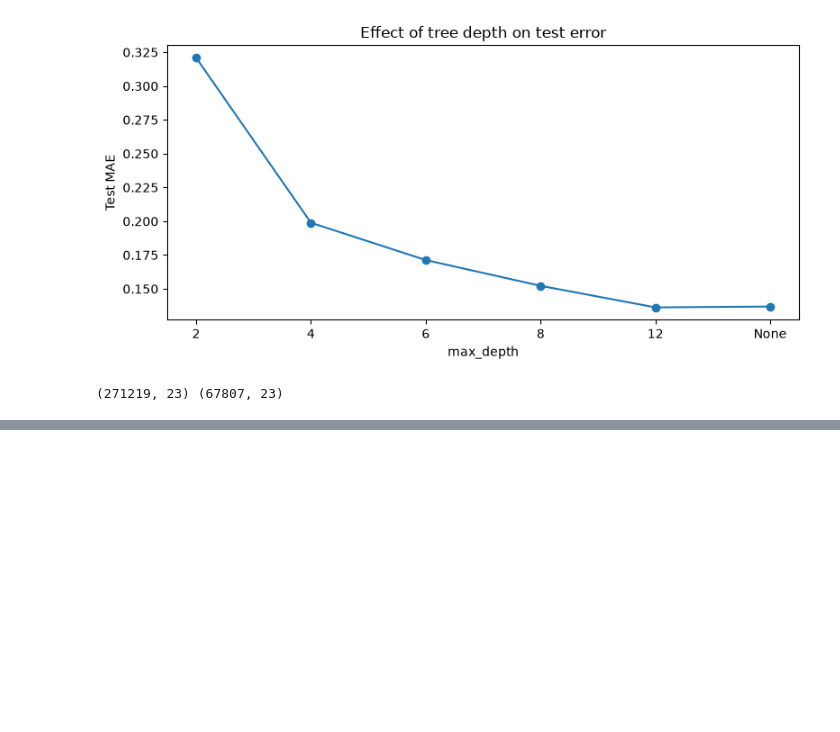
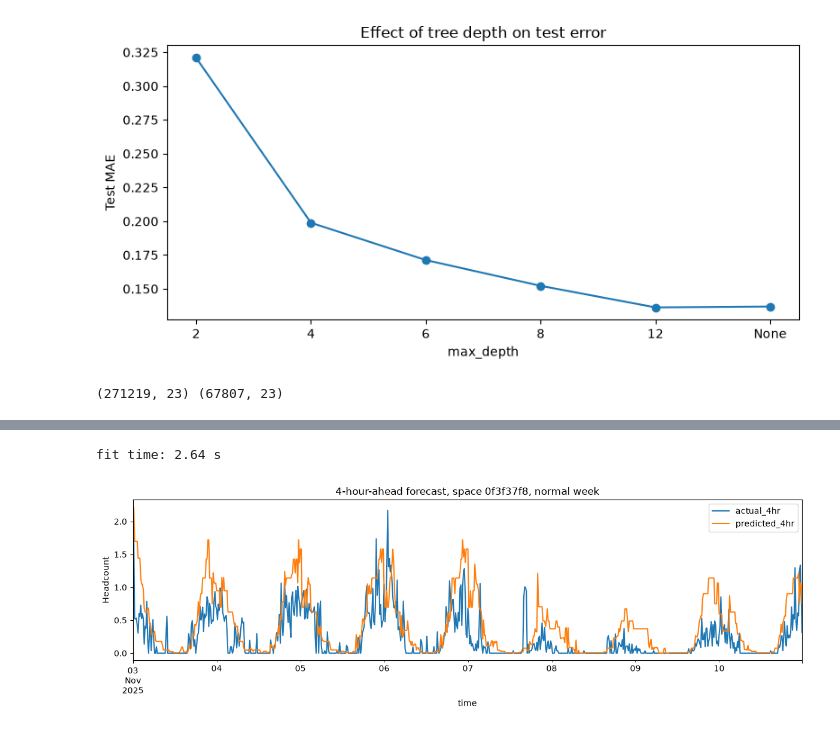
Before and after one commit to OscarPayne28/3001-OCCUPANCY-PROJECT, a Jupyter notebook: notebooks/02_modelling.ipynb, the cells around one changed output, grey strips where cells are left out. Cells and saved outputs as stored; diff of their text form; code cells hidden in the pictures; blank space fills up the shorter version.

```diff
--- a/notebooks/02_modelling.ipynb
+++ b/notebooks/02_modelling.ipynb
@@ -739,0 +856,24 @@ print(train.shape, test.shape)
+# %%
+tree_4hr = DecisionTreeRegressor(**search.best_params_, random_state=0)
+t0 = time.time()
+tree_4hr.fit(X[is_train], y[is_train])
+print(f"fit time: {time.time() - t0:.2f} s")
+
+plot_df = raw.loc[valid].copy()
+plot_df["actual_4hr"] = y
+plot_df["predicted_4hr"] = tree_4hr.predict(X)
+
+sid = plot_df["space"].iloc[0]
+sub = plot_df[(plot_df["space"] == sid) & (~is_train)]
+week = sub.set_index("time")[["actual_4hr", "predicted_4hr"]].loc["2025-11-03":"2025-11-10"]
+
+fig, ax = plt.subplots(figsize=(12, 4))
+week.plot(ax=ax)
+ax.set_ylabel("Headcount")
+ax.set_title(f"4-hour-ahead forecast, space {sid}, normal week")
+plt.tight_layout()
+plt.savefig("../report/prediction_vs_actual_4hr.png", dpi=150)
+plt.show()
+# %% [output]
+fit time: 2.64 s
+[figure, added]
```
Also changed, not shown: parts of 9 cells of this notebook, 6 other files.
